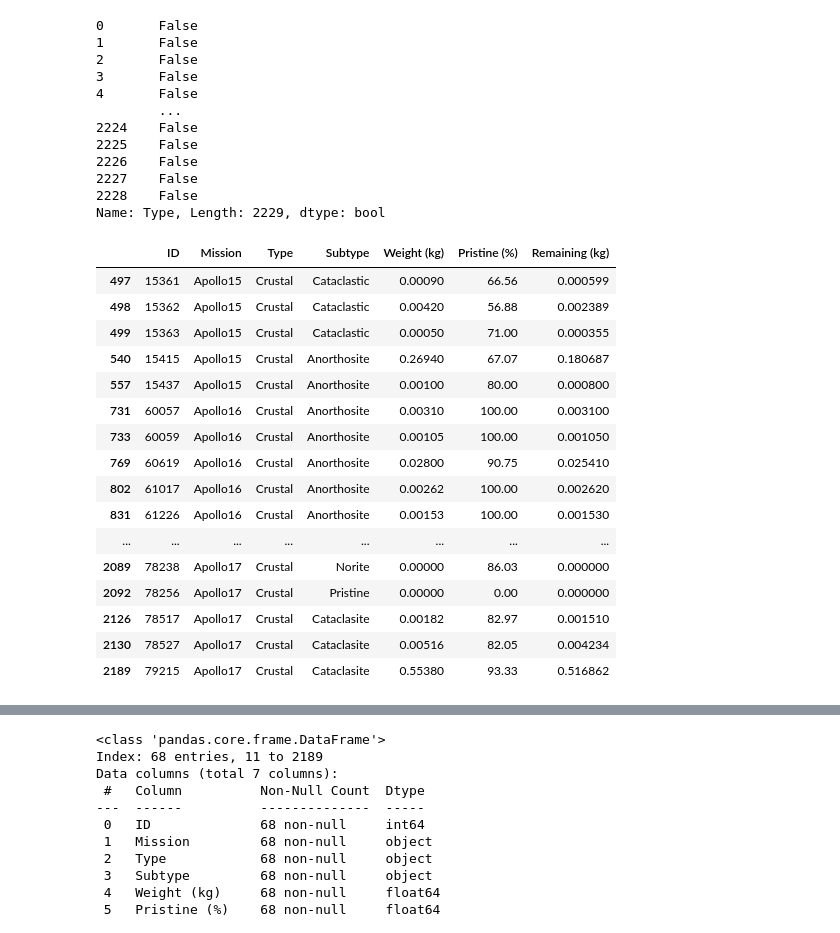
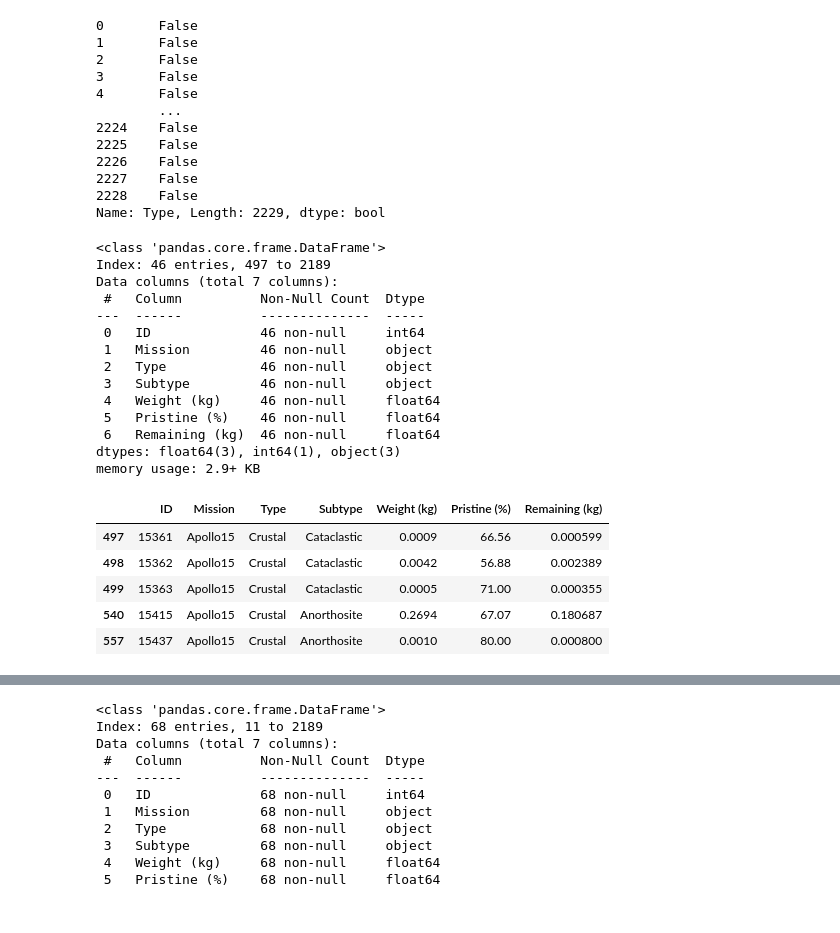
Before and after one commit to lima1016/python_study, a Jupyter notebook: OverTheMoon_달탐사.ipynb, the cells around one changed output, grey strips where cells are left out. Drawn from its saved outputs; the diff is of its cells as text; code cells hidden in the pictures.

```diff
--- a/OverTheMoon_달탐사.ipynb
+++ b/OverTheMoon_달탐사.ipynb
@@ -152,3 +153,4 @@ rock_sample['Weight (g)']
 Name: Weight (g), Length: 2229, dtype: float64
 # %%
 # 1단계 -> 컬럼값변환 : rock_sample['Weight (g)'] -> rock_sample['Weight (kg)]
+rock_sample['Weight (g)'] = rock_sample['Weight (g)'].apply(lambda x: x *0.001)
@@ -176,3 +165,4 @@ rock_sample.head()
 | 4 | 10005 | Apollo11 | Core | Unsieved | 0.0534 | 40.31 |
 # %%
 #2단계 -> 컬럼명 변환 : 'Weight(g)' -> 'Weight(kg)
+rock_sample.rename(columns={'Weight (g)' : 'Weight (kg)'}, inplace=True)
@@ -437,5 +493,7 @@ artemis_mission
 | 4 | 10005 | Apollo11 | Core | Unsieved | 0.0534 | 40.31 |
 # %%
 # rock_sample 데이터프레임에 암석샘플의 남은 양을 나타내는 'Remaining (kg)' 컬럼추가
+rock_sample['Remaining (kg)'] = rock_sample['Pristine (%)'] / 100 * rock_sample['Weight (kg)']
+rock_sample
 # %% [output]
 |  | ID | Mission | Type | Subtype | Weight (kg) | Pristine (%) | Remaining (kg) |
@@ -614,21 +691,27 @@ rock_sample['Type'] == 'Crustal'
 Name: Type, Length: 2229, dtype: bool
 # %%
 # rock_sample에서 'Type'이 'Crustal'. 인 행만 추출한다.
+crustal_rock_samples = rock_sample[rock_sample['Type'] == 'Crustal']
+crustal_rock_samples.info()
+crustal_rock_samples.head()
 # %% [output]
+<class 'pandas.core.frame.DataFrame'>
+Index: 46 entries, 497 to 2189
+Data columns (total 7 columns):
+ #   Column          Non-Null Count  Dtype
+---  ------          --------------  -----
+ 0   ID              46 non-null     int64
+ 1   Mission         46 non-null     object
+ 2   Type            46 non-null     object
+ 3   Subtype         46 non-null     object
+ 4   Weight (kg)     46 non-null     float64
+ 5   Pristine (%)    46 non-null     float64
+ 6   Remaining (kg)  46 non-null     float64
+dtypes: float64(3), int64(1), object(3)
+memory usage: 2.9+ KB
 |  | ID | Mission | Type | Subtype | Weight (kg) | Pristine (%) | Remaining (kg) |
-| 497 | 15361 | Apollo15 | Crustal | Cataclastic | 0.00090 | 66.56 | 0.000599 |
-| 498 | 15362 | Apollo15 | Crustal | Cataclastic | 0.00420 | 56.88 | 0.002389 |
-| 499 | 15363 | Apollo15 | Crustal | Cataclastic | 0.00050 | 71.00 | 0.000355 |
-| 540 | 15415 | Apollo15 | Crustal | Anorthosite | 0.26940 | 67.07 | 0.180687 |
-| 557 | 15437 | Apollo15 | Crustal | Anorthosite | 0.00100 | 80.00 | 0.000800 |
-| 731 | 60057 | Apollo16 | Crustal | Anorthosite | 0.00310 | 100.00 | 0.003100 |
-| 733 | 60059 | Apollo16 | Crustal | Anorthosite | 0.00105 | 100.00 | 0.001050 |
-| 769 | 60619 | Apollo16 | Crustal | Anorthosite | 0.02800 | 90.75 | 0.025410 |
-| 802 | 61017 | Apollo16 | Crustal | Anorthosite | 0.00262 | 100.00 | 0.002620 |
-| 831 | 61226 | Apollo16 | Crustal | Anorthosite | 0.00153 | 100.00 | 0.001530 |
-| ... | ... | ... | ... | ... | ... | ... | ... |
-| 2089 | 78238 | Apollo17 | Crustal | Norite | 0.00000 | 86.03 | 0.000000 |
-| 2092 | 78256 | Apollo17 | Crustal | Pristine | 0.00000 | 0.00 | 0.000000 |
-| 2126 | 78517 | Apollo17 | Crustal | Cataclasite | 0.00182 | 82.97 | 0.001510 |
-| 2130 | 78527 | Apollo17 | Crustal | Cataclasite | 0.00516 | 82.05 | 0.004234 |
-| 2189 | 79215 | Apollo17 | Crustal | Cataclasite | 0.55380 | 93.33 | 0.516862 |
+| 497 | 15361 | Apollo15 | Crustal | Cataclastic | 0.0009 | 66.56 | 0.000599 |
+| 498 | 15362 | Apollo15 | Crustal | Cataclastic | 0.0042 | 56.88 | 0.002389 |
+| 499 | 15363 | Apollo15 | Crustal | Cataclastic | 0.0005 | 71.00 | 0.000355 |
+| 540 | 15415 | Apollo15 | Crustal | Anorthosite | 0.2694 | 67.07 | 0.180687 |
+| 557 | 15437 | Apollo15 | Crustal | Anorthosite | 0.0010 | 80.00 | 0.000800 |
```
Also changed, not shown: parts of 67 cells of this notebook, 13 other files.
